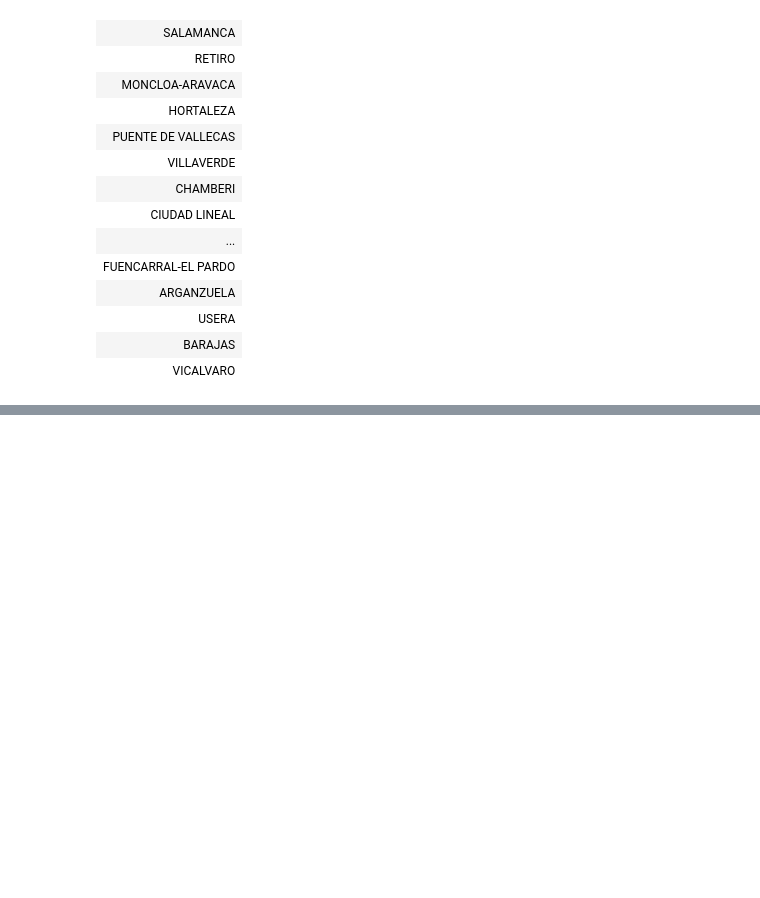
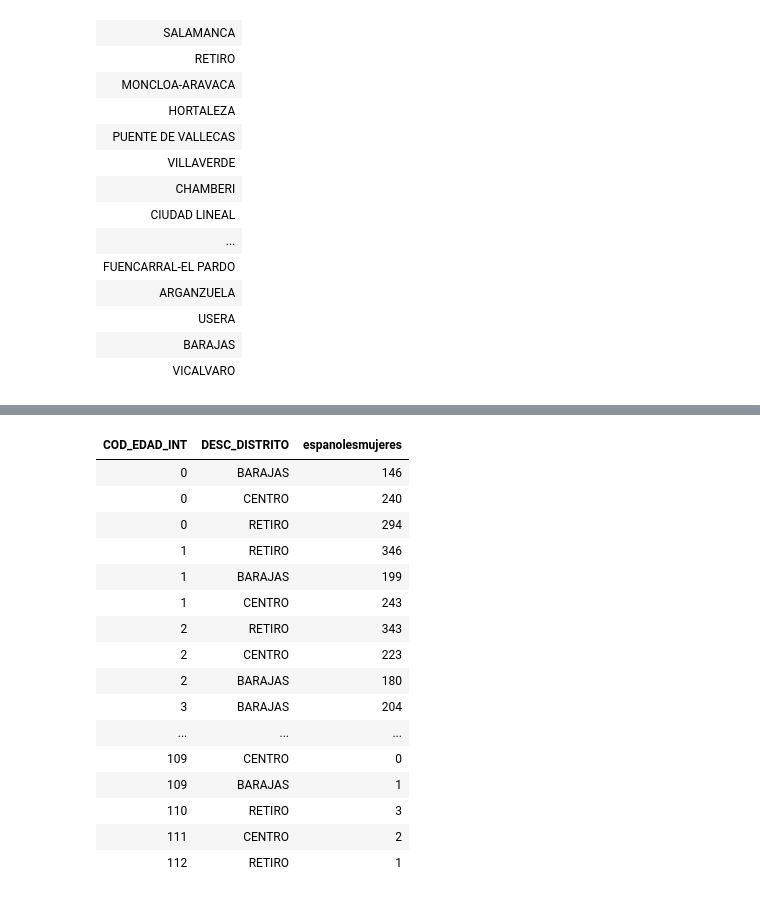
Before and after one commit to inakibosonit/formacion, a Jupyter notebook: practica_padron/ejercicios_spark.ipynb, the cells around one changed output, grey strips where cells are left out. Cells and saved outputs as stored; diff of their text form; code cells hidden in the pictures; blank space fills up the shorter version.

```diff
--- a/practica_padron/ejercicios_spark.ipynb
+++ b/practica_padron/ejercicios_spark.ipynb
@@ -145,0 +202,29 @@ df5.cache()
+# %%
+%sql
+
+/*Mediante una función Pivot muestra una tabla (que va a ser una tabla de contingencia) que contenga los valores totales ()la suma de valores) de espanolesmujeres para cada distrito y en cada rango de edad (COD_EDAD_INT). Los distritos incluidos deben ser únicamente CENTRO, BARAJAS y RETIRO y deben figurar como columnas . El aspecto debe ser similar a este: */
+
+
+select COD_EDAD_INT,DESC_DISTRITO, SUM(espanolesmujeres) as espanolesmujeres
+from `Rango_Edades_Seccion_202112_csv`
+WHERE DESC_DISTRITO IN ('CENTRO', 'BARAJAS' , 'RETIRO')
+group by COD_EDAD_INT, DESC_DISTRITO
+order by COD_EDAD_INT;
+# %% [output]
+| COD_EDAD_INT | DESC_DISTRITO | espanolesmujeres |
+| 0 | BARAJAS | 146 |
+| 0 | CENTRO | 240 |
+| 0 | RETIRO | 294 |
+| 1 | RETIRO | 346 |
+| 1 | BARAJAS | 199 |
+| 1 | CENTRO | 243 |
+| 2 | RETIRO | 343 |
+| 2 | CENTRO | 223 |
+| 2 | BARAJAS | 180 |
+| 3 | BARAJAS | 204 |
+| ... | ... | ... |
+| 109 | CENTRO | 0 |
+| 109 | BARAJAS | 1 |
+| 110 | RETIRO | 3 |
+| 111 | CENTRO | 2 |
+| 112 | RETIRO | 1 |
```
Also changed, not shown: parts of 17 cells of this notebook.
